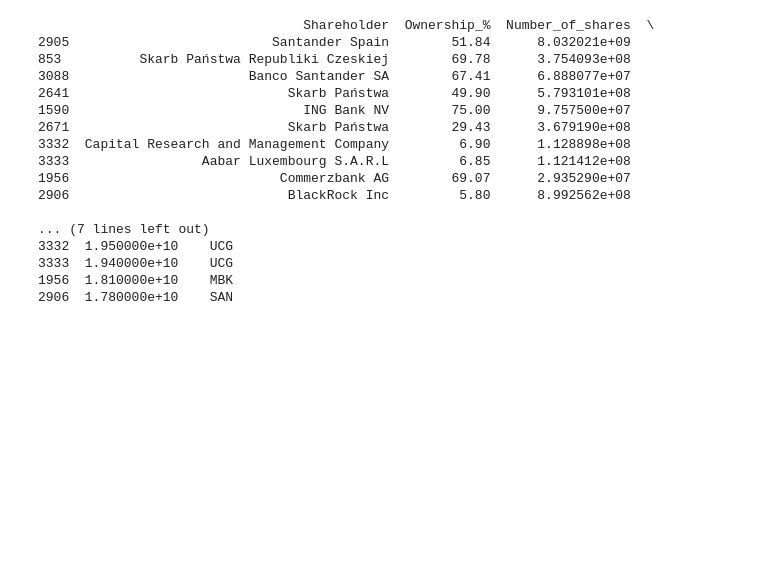
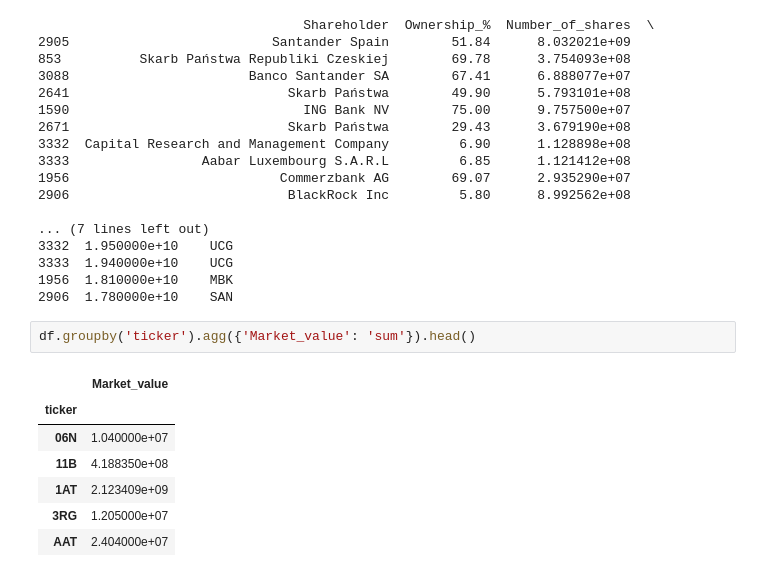
Before and after one commit to dominikjanyga/network-analysis, a Jupyter notebook: 3_network_analysis_testing.ipynb, the cells around one changed output. Cells and saved outputs as stored; diff of their text form; blank space fills up the shorter version.

```diff
--- a/3_network_analysis_testing.ipynb
+++ b/3_network_analysis_testing.ipynb
@@ -87,3 +89,13 @@ print(top_shareholders)
 3333  1.940000e+10    UCG
 1956  1.810000e+10    MBK
 2906  1.780000e+10    SAN
+# %%
+df.groupby('ticker').agg({'Market_value': 'sum'}).head()
+# %% [output]
+|  | Market_value |
+| ticker |  |
+| 06N | 1.040000e+07 |
+| 11B | 4.188350e+08 |
+| 1AT | 2.123409e+09 |
+| 3RG | 1.205000e+07 |
+| AAT | 2.404000e+07 |
```
Also changed, not shown: parts of 2 cells of this notebook.
